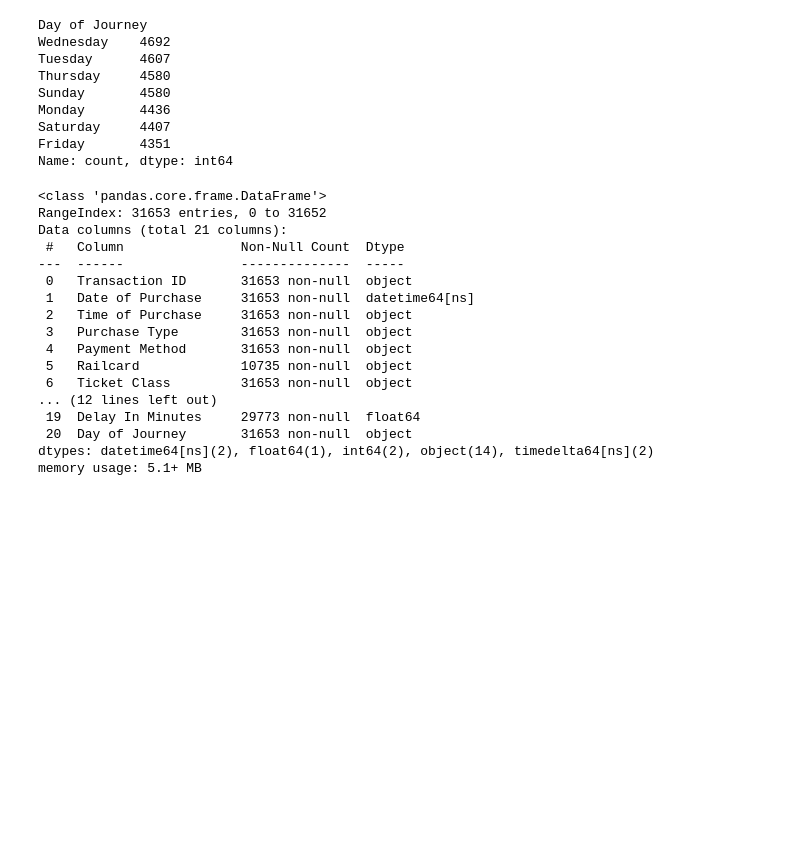
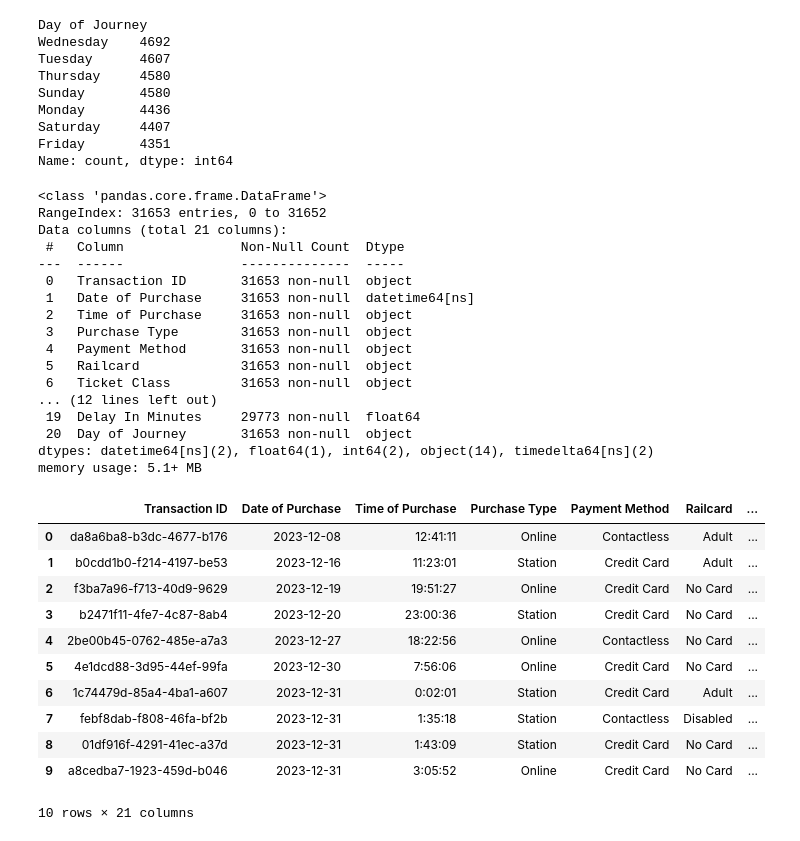
Before and after one commit to ahmedd3sam/Depi_PowerBi_Project, a Jupyter notebook: cleaning.ipynb, the cells around one changed output. Cells and saved outputs as stored; diff of their text form; code cells hidden in the pictures; blank space fills up the shorter version.

```diff
--- a/cleaning.ipynb
+++ b/cleaning.ipynb
@@ -97,0 +100,3 @@ False
+# %%
+df["Railcard"] = df["Railcard"].fillna("No Card")
+df["Railcard"].value_counts()
@@ -197,10 +209,25 @@ Data columns (total 21 columns):
  2   Time of Purchase     31653 non-null  object
  3   Purchase Type        31653 non-null  object
  4   Payment Method       31653 non-null  object
- 5   Railcard             10735 non-null  object
+ 5   Railcard             31653 non-null  object
  6   Ticket Class         31653 non-null  object
 ... (12 lines left out)
  19  Delay In Minutes     29773 non-null  float64
  20  Day of Journey       31653 non-null  object
 dtypes: datetime64[ns](2), float64(1), int64(2), object(14), timedelta64[ns](2)
 memory usage: 5.1+ MB
+# %%
+df.head(10)
+# %% [output]
+|  | Transaction ID | Date of Purchase | Time of Purchase | Purchase Type | Payment Method | Railcard | ... |
+| 0 | da8a6ba8-b3dc-4677-b176 | 2023-12-08 | 12:41:11 | Online | Contactless | Adult | ... |
+| 1 | b0cdd1b0-f214-4197-be53 | 2023-12-16 | 11:23:01 | Station | Credit Card | Adult | ... |
+| 2 | f3ba7a96-f713-40d9-9629 | 2023-12-19 | 19:51:27 | Online | Credit Card | No Card | ... |
+| 3 | b2471f11-4fe7-4c87-8ab4 | 2023-12-20 | 23:00:36 | Station | Credit Card | No Card | ... |
+| 4 | 2be00b45-0762-485e-a7a3 | 2023-12-27 | 18:22:56 | Online | Contactless | No Card | ... |
+| 5 | 4e1dcd88-3d95-44ef-99fa | 2023-12-30 | 7:56:06 | Online | Credit Card | No Card | ... |
+| 6 | 1c74479d-85a4-4ba1-a607 | 2023-12-31 | 0:02:01 | Station | Credit Card | Adult | ... |
+| 7 | febf8dab-f808-46fa-bf2b | 2023-12-31 | 1:35:18 | Station | Contactless | Disabled | ... |
+| 8 | 01df916f-4291-41ec-a37d | 2023-12-31 | 1:43:09 | Station | Credit Card | No Card | ... |
+| 9 | a8cedba7-1923-459d-b046 | 2023-12-31 | 3:05:52 | Online | Credit Card | No Card | ... |
+10 rows × 21 columns
```
Also changed, not shown: parts of 3 cells of this notebook.
